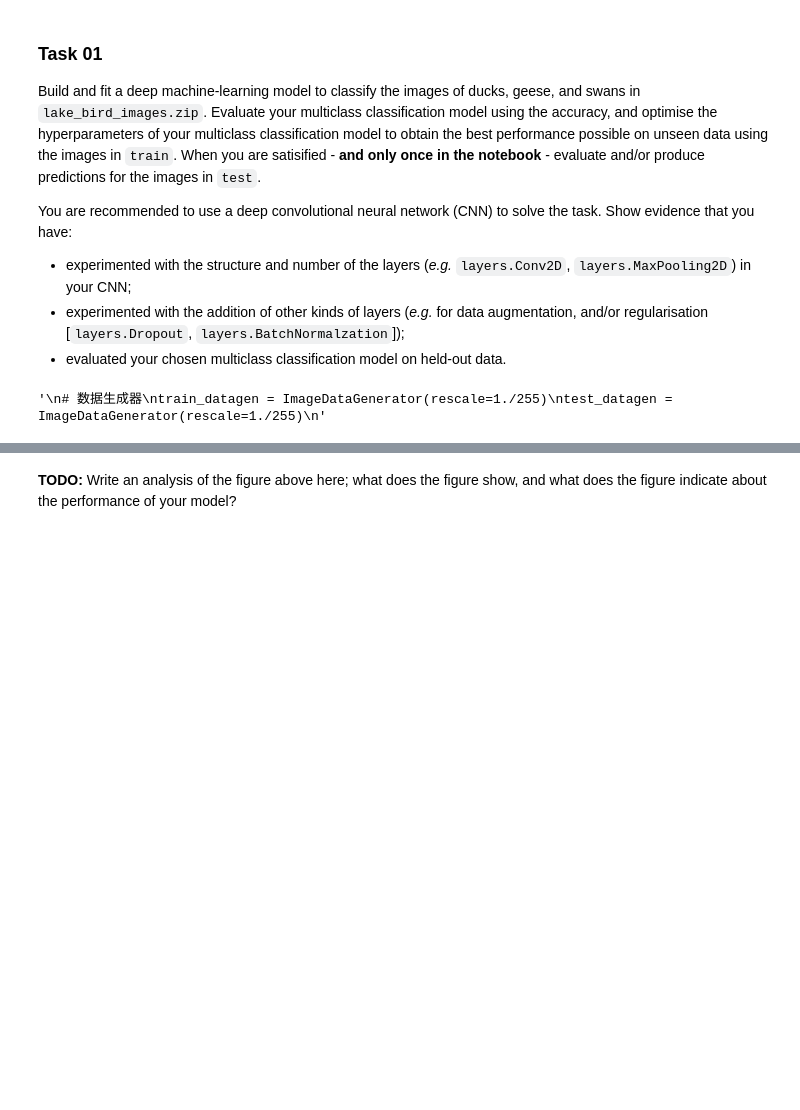
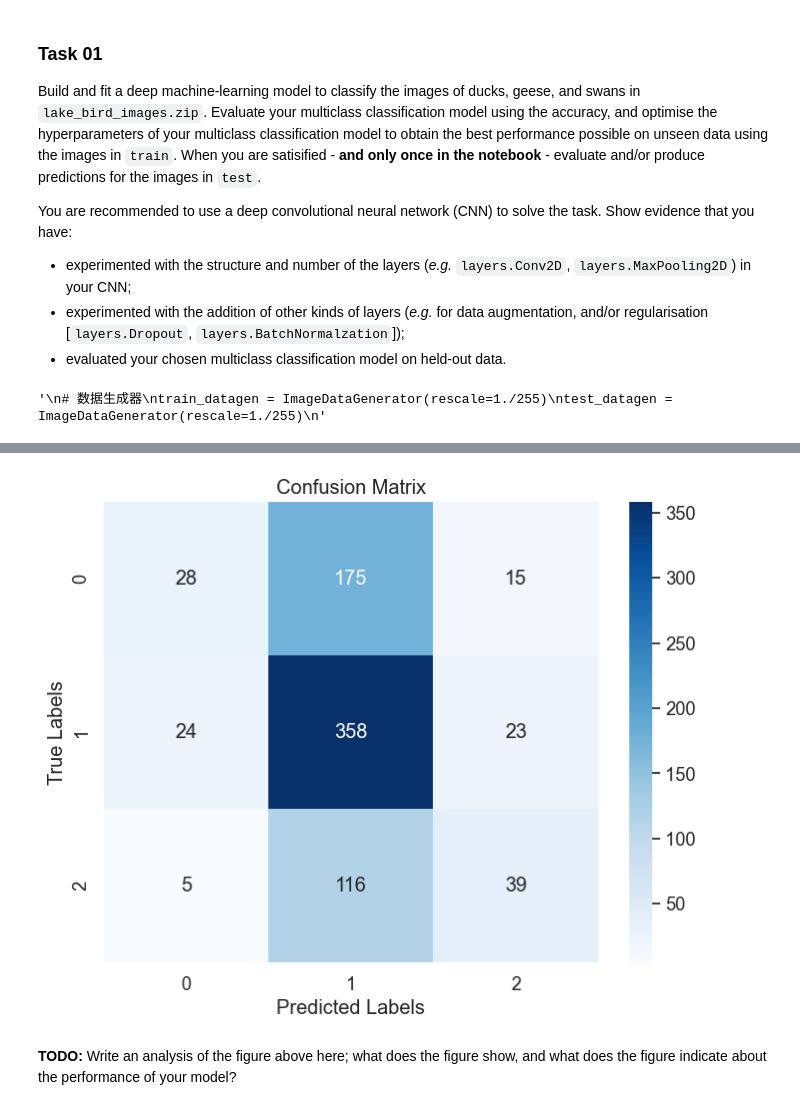
Before and after one commit to Sherryqilin/machine-learning_assessment2, a Jupyter notebook: 202324_daml_assessment_02.ipynb, the cells around one changed output, grey strips where cells are left out. Cells and saved outputs as stored; diff of their text form; code cells hidden in the pictures; blank space fills up the shorter version.

Commit message:
add model

```diff
--- a/202324_daml_assessment_02.ipynb
+++ b/202324_daml_assessment_02.ipynb
@@ -169,10 +206,11 @@ _________________________________________________________________
 # %%
-from PIL import Image
-
 # 训练模型
 history = model.fit(
     train_dataset,
-    epochs=10,  # 可以根据需要调整周期数
-    validation_data=valid_dataset
+    batch_size = 32,
+    epochs = 100,
+    validation_data = valid_dataset,
+    shuffle = True,
+    callbacks = callbacks_
 )
 # %% [output]
@@ -195,0 +234,3 @@ Epoch 10/10
+# %%
+# TODO: load weights for `model` from `checkpoint_file`
+model.load_weights(checkpoint_file)
@@ -236,0 +288,37 @@ plt.show()
+# %%
+import numpy as np
+import matplotlib.pyplot as plt
+import seaborn as sns
+from sklearn.metrics import confusion_matrix
+from sklearn.utils.multiclass import unique_labels
+
+# TODO: 使用模型进行预测，获取预测结果
+y_true = []  # 真实标签
+y_pred = []  # 预测标签
+
+for batch in test_dataset:
+    images, labels = batch
+    batch_predictions = model.predict(images)
+
+    # 将预测结果转换为类别标签
+    predicted_labels = np.argmax(batch_predictions, axis=1)
+    true_labels = np.argmax(labels, axis=1)
+
+    y_true.extend(true_labels)
+    y_pred.extend(predicted_labels)
+
+# 获取类别标签
+class_labels = unique_labels(y_true, y_pred)
+
+# 计算混淆矩阵
+confusion = confusion_matrix(y_true, y_pred)
+
+# 创建混淆矩阵图
+plt.figure(figsize=(8, 6))
+sns.set(font_scale=1.2)
+sns.heatmap(confusion, annot=True, fmt="d", cmap="Blues", xticklabels=class_labels, yticklabels=class_labels)
+plt.xlabel('Predicted Labels')
+plt.ylabel('True Labels')
+plt.title('Confusion Matrix')
+plt.show()
+# %% [output]
@@ -237,3 +342,4 @@ plt.show()
+[figure, added]
 # %% [markdown]
 **TODO:** Write an analysis of the figure above here; what does the figure show, and what does the figure indicate about the performance of your model?
 # %%
```
Also changed, not shown: parts of 12 cells of this notebook, 3 other files.
